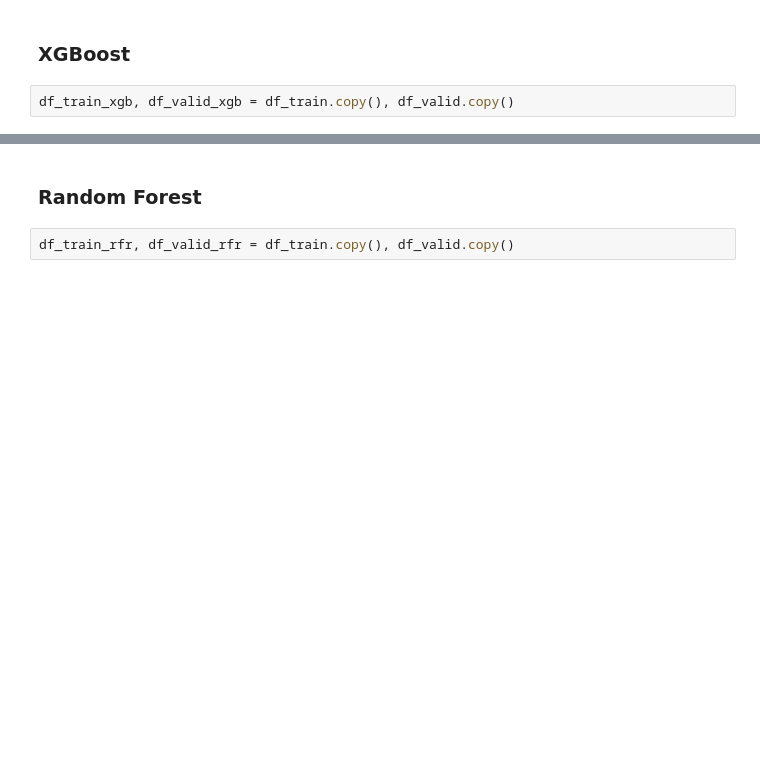
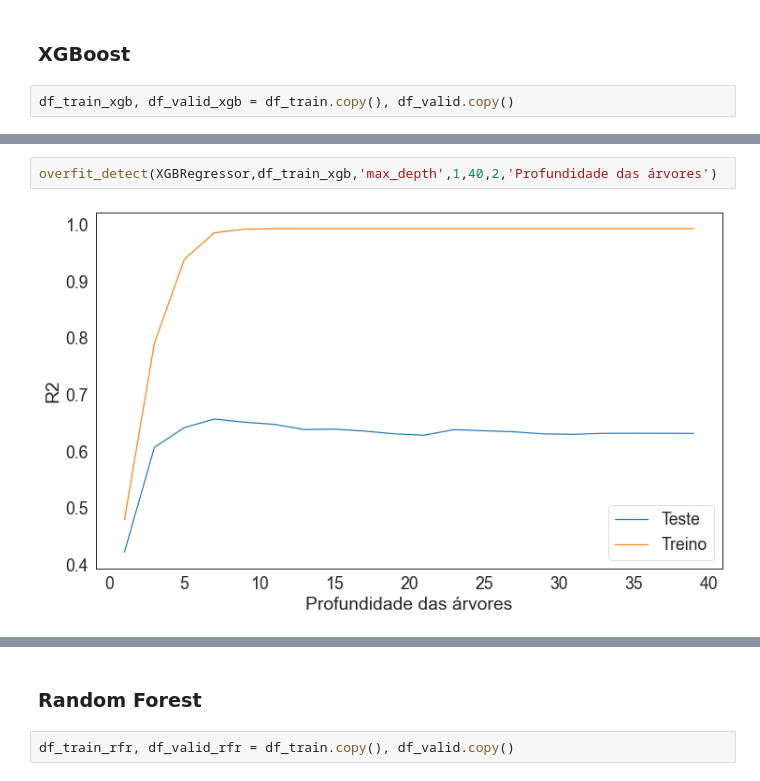
Before and after one commit to gabrielhooper/pq_leiloes_mba, a Jupyter notebook: 5. modelling.ipynb, the cells around one changed output, grey strips where cells are left out. Cells and saved outputs as stored; diff of their text form; blank space fills up the shorter version.

```diff
--- a/5. modelling.ipynb
+++ b/5. modelling.ipynb
@@ -867,0 +715,4 @@ Text(0, 0.5, 'R2')
+# %%
+overfit_detect(XGBRegressor,df_train_xgb,'max_depth',1,40,2,'Profundidade das árvores')
+# %% [output]
+[figure, added]
```
Also changed, not shown: parts of 41 cells of this notebook.
